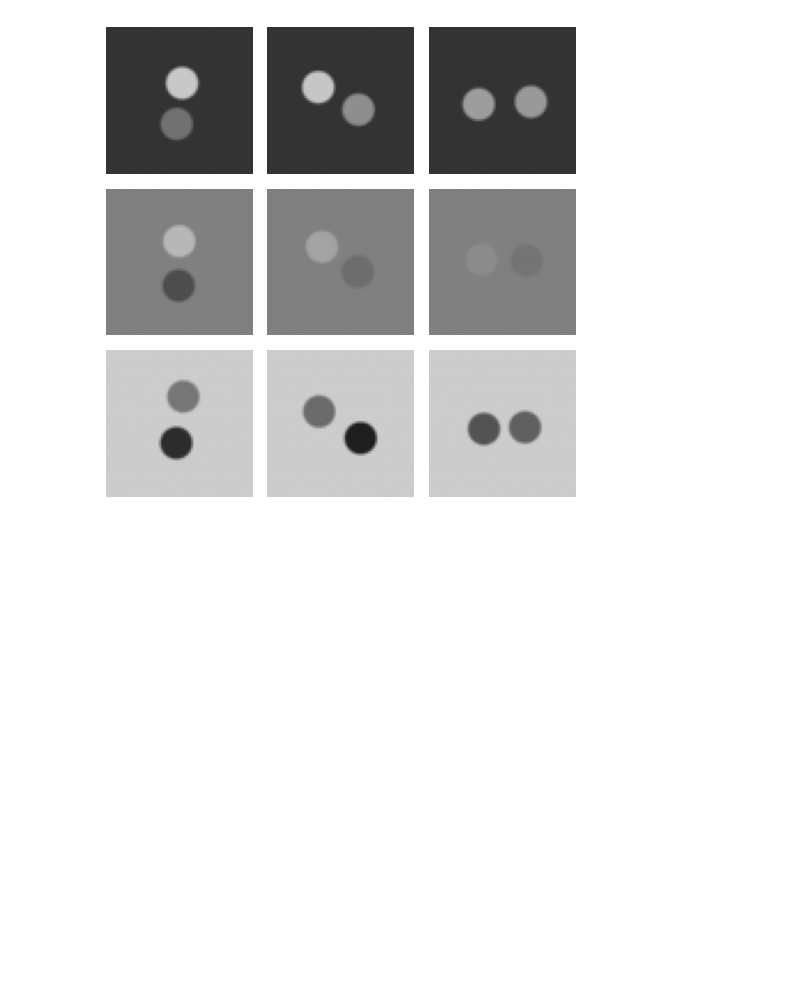
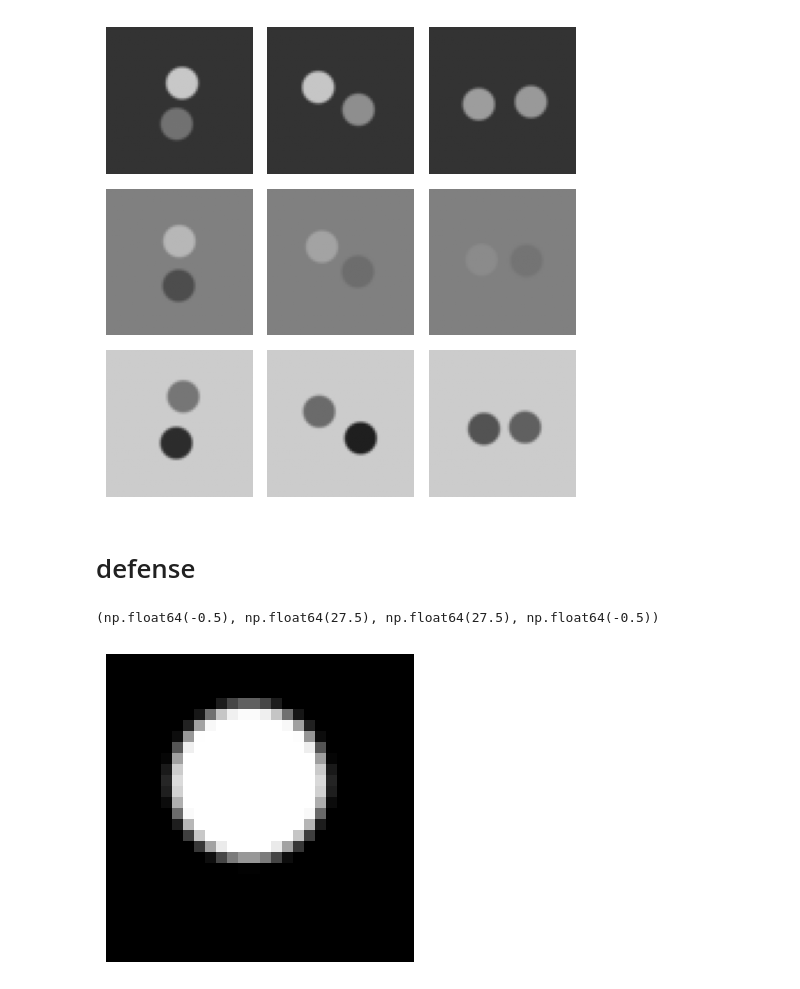
Before and after one commit to lyob/hdiva, a Jupyter notebook: a_datasets/disks/disks.ipynb, the cells around one changed output. Drawn from its saved outputs; the diff is of its cells as text; code cells hidden in the pictures; blank space fills up the shorter version.

```diff
--- a/a_datasets/disks.ipynb
+++ b/a_datasets/disks/disks.ipynb
@@ -613,3 +652,21 @@ for i in range(3):
 fig.tight_layout()
 # %% [output]
 [figure]
+# %% [markdown]
+# defense
+# %%
+from a_datasets.disks.data import load_simple_disk_dataset
+
+data, (x,y) = load_simple_disk_dataset()
+# %%
+# plot N of them
+# from utils.plotting import plot_N_strips_of_M_images
+
+fig, ax = plt.subplots(1, 1, figsize=(12, 4))
+ax.imshow(data[0].squeeze(), cmap='grey', vmin=0, vmax=1)
+ax.axis("off")
+
+# plot_N_strips_of_M_images(3, 4, disks[:12])
+# %% [output]
+(np.float64(-0.5), np.float64(27.5), np.float64(27.5), np.float64(-0.5))
+[figure, added]
```
Also changed, not shown: parts of 20 cells of this notebook, 33 other files.
